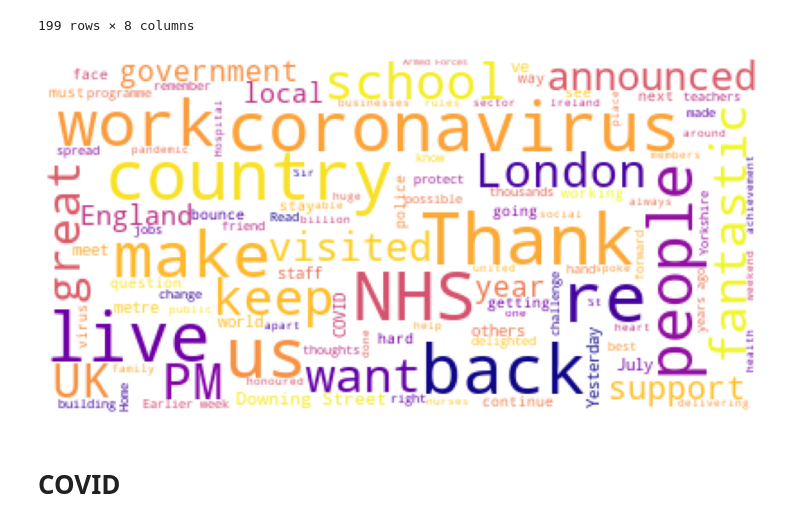
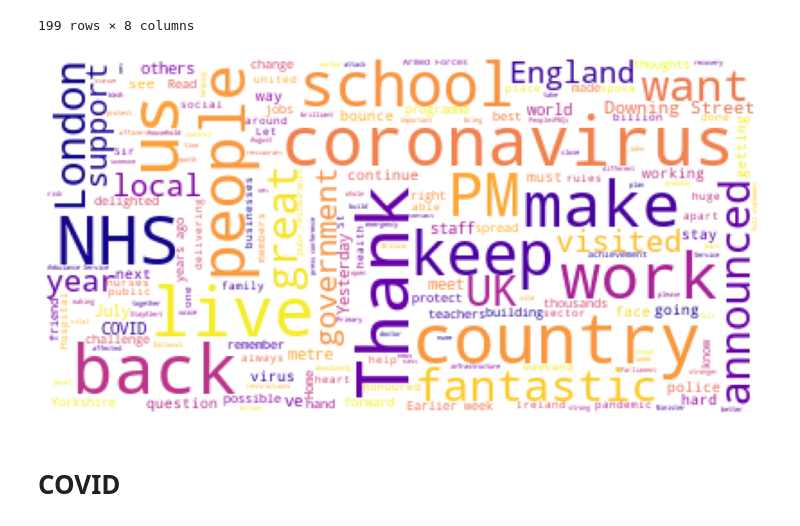
Before and after one commit to AliShujjat/Twitter, a Jupyter notebook: TwitterBoris.ipynb, the cells around one changed output. Saved outputs shown, nothing was run; the diff lists cells and outputs as text; code cells hidden in the pictures.

```diff
--- a/TwitterBoris.ipynb
+++ b/TwitterBoris.ipynb
@@ -200,14 +200,14 @@ Eng_Tweets
 # %%
 stopwords = set(STOPWORDS)
 stopwords.add("will")
-stopwords.update(["say","said", "let", "now", "RT", "talk", "many", "today", "new", "watch"])
-wordcloud_hc = WordCloud(max_font_size=40, relative_scaling=.5,stopwords=stopwords, colormap="plasma", background_color="White").generate(df['Tweets Cleaned'].str.cat())
+stopwords.update(["say","said", "re", "now", "RT", "talk", "many", "today", "new", "watch"])
+wordcloud_hc = WordCloud(max_font_size=40, relative_scaling=.5,stopwords=stopwords, colormap="plasma", background_color="White", max_words=500).generate(df['Tweets Cleaned'].str.cat())
 plt.figure(figsize=[16,8])
 plt.imshow(wordcloud_hc)
 plt.axis("off")
 plt.show()
 # %% [output]
-[figure, old version]
+[figure, new version]
 # %% [markdown]
 # **COVID**
 # %%
```
